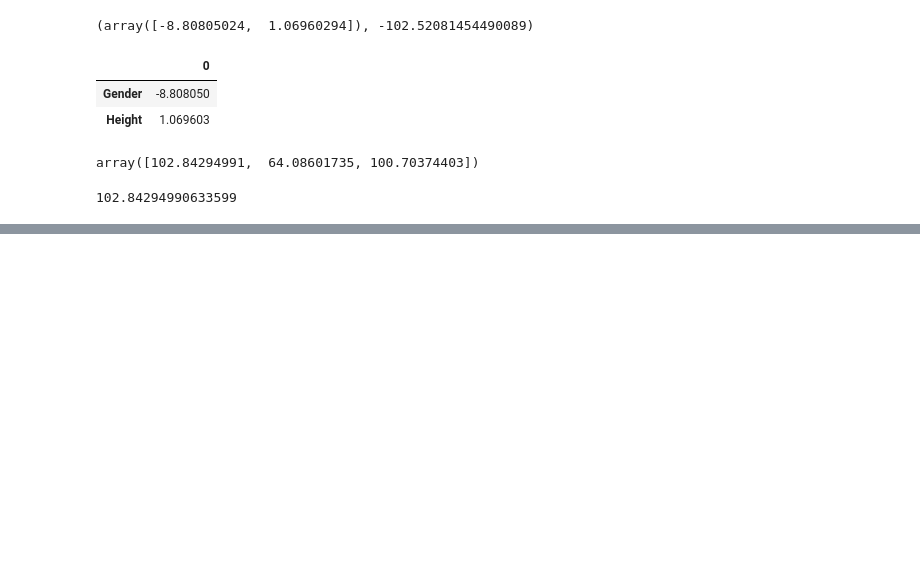
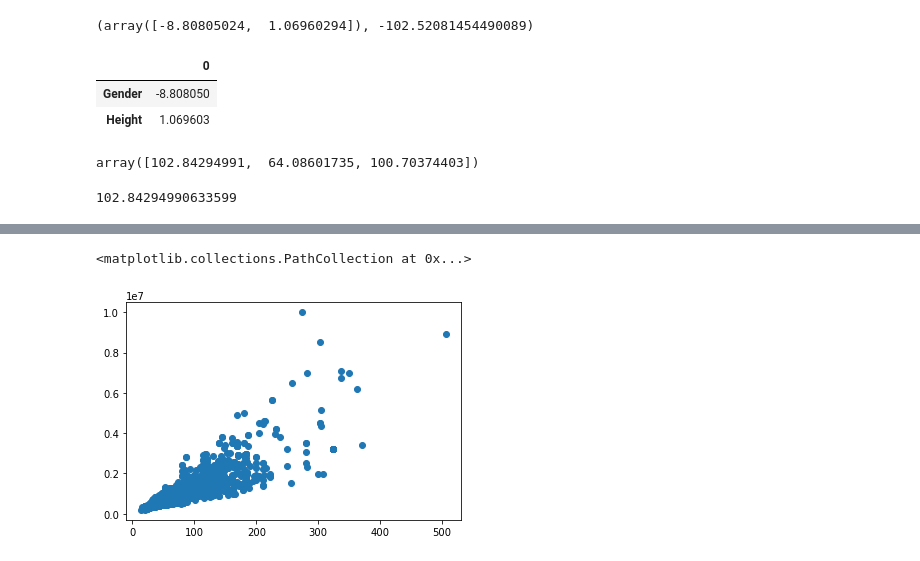
Before and after one commit to marianwitkowski/ML0905, a Jupyter notebook: Dzien01/01-regresja.ipynb, the cells around one changed output, grey strips where cells are left out. Saved outputs shown, nothing was run; the diff lists cells and outputs as text; code cells hidden in the pictures; blank space fills up the shorter version.

```diff
--- a/Dzien01/01-regresja.ipynb
+++ b/Dzien01/01-regresja.ipynb
@@ -363,0 +419,5 @@ model.intercept_ + model.coef_[0]*gender + model.coef_[1]*height
+# %%
+plt.scatter(df.powierzchnia, df.cena)
+# %% [output]
+<matplotlib.collections.PathCollection at 0x...>
+[figure, added]
```
Also changed, not shown: parts of 22 cells of this notebook.
